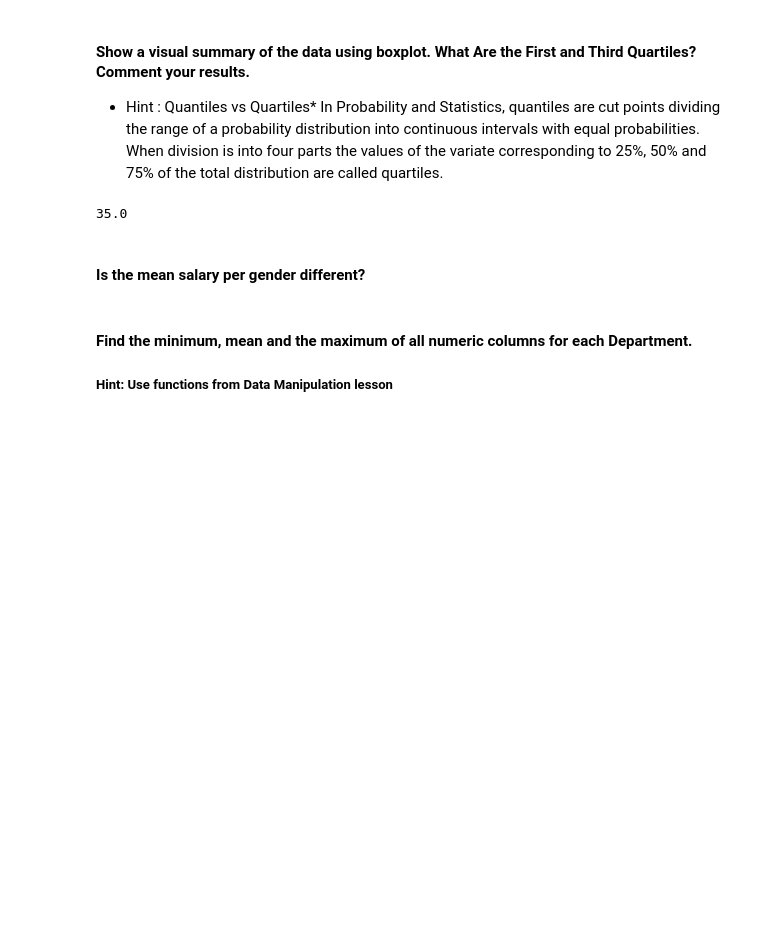
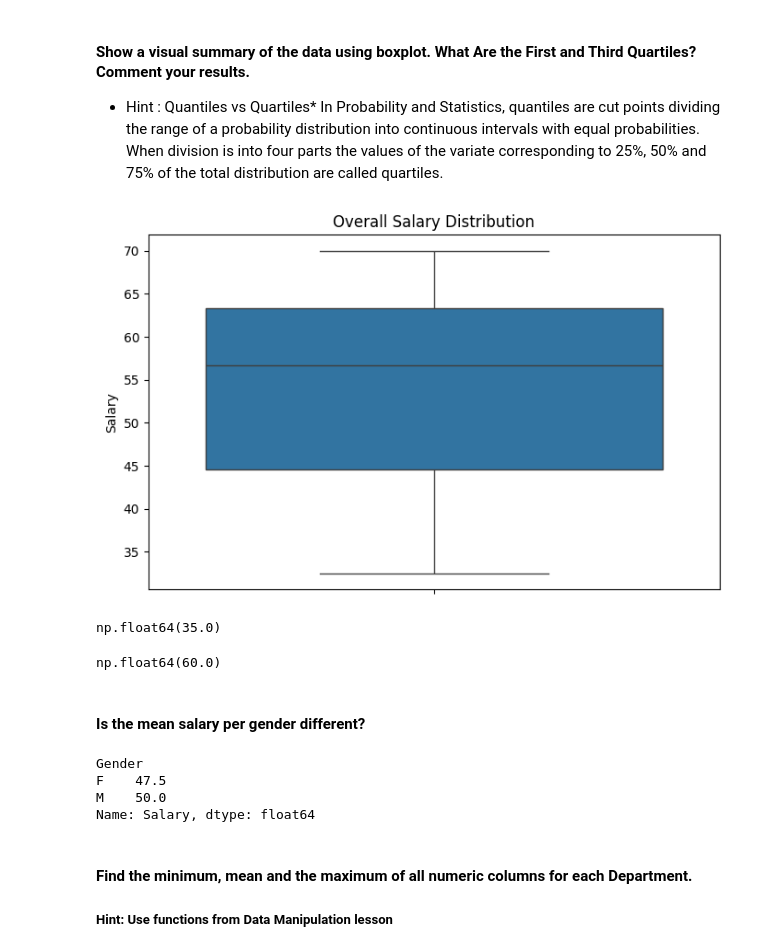
Before and after one commit to v4nui/lab-descriptive-stats-en, a Jupyter notebook: your-code/main.ipynb, the cells around one changed output. Drawn from its saved outputs; the diff is of its cells as text; code cells hidden in the pictures; blank space fills up the shorter version.

```diff
--- a/your-code/main.ipynb
+++ b/your-code/main.ipynb
@@ -123,3 +275,5 @@ temp['State'].value_counts()
 ####  What is the average Salary per title?
 # %%
 # YOUR CODE HERE
+title_sal = employee.groupby('Title')['Salary'].mean().round(2)
+title_sal
@@ -133,13 +291,32 @@ In Probability and Statistics, quantiles are cut points dividing the range of a
+# %%
+# YOUR CODE HERE
+plt.figure(figsize=(8, 5))
+sns.boxplot(y=title_sal)
+plt.title('Overall Salary Distribution')
+plt.ylabel('Salary')
+plt.show()
+# %% [output]
+[figure, added]
 # %%
 # print first quartile here
+employee['Salary'].quantile(0.25)
 # %% [output]
-35.0
+np.float64(35.0)
 # %%
 # print third quartile here
+employee['Salary'].quantile(0.75)
+# %% [output]
+np.float64(60.0)
 # %% [markdown]
 #### Is the mean salary per gender different?
 # %%
 # your answer here
+employee.groupby('Gender')['Salary'].mean() # yes
+# %% [output]
+Gender
+F    47.5
+M    50.0
+Name: Salary, dtype: float64
 # %% [markdown]
 #### Find the minimum, mean and the maximum of all numeric columns for each Department.
 
```
Also changed, not shown: parts of 61 cells of this notebook.
